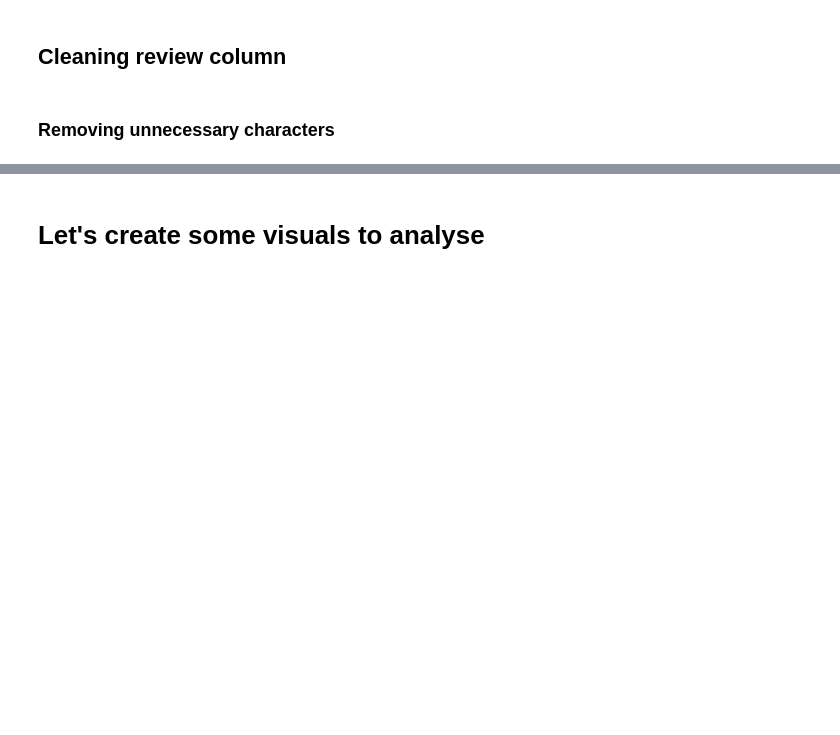
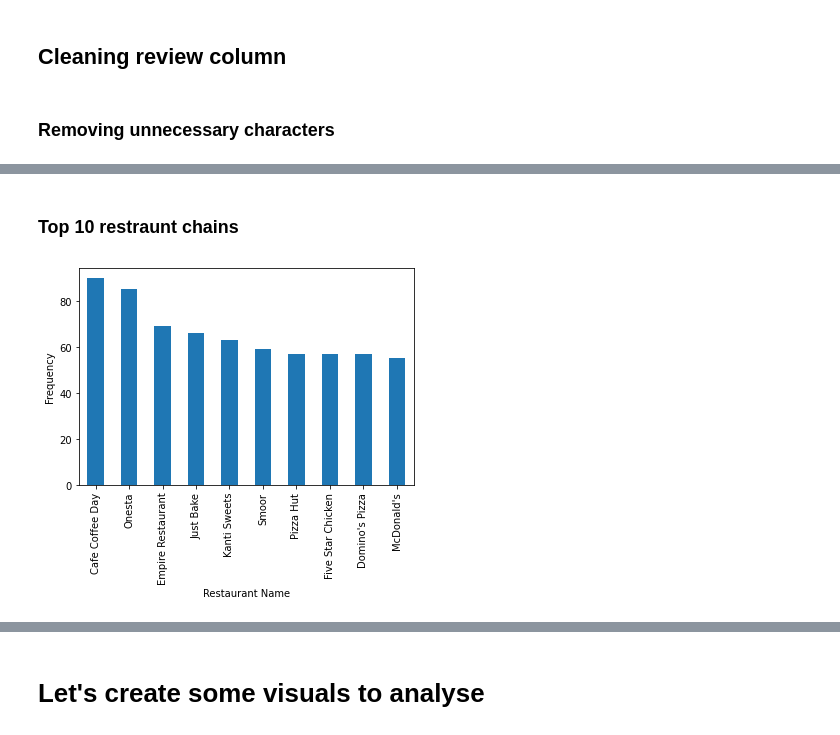
Before and after one commit to samrat-mitra-48/zomato-analysis, a Jupyter notebook: zomato.ipynb, the cells around one changed output, grey strips where cells are left out. Drawn from its saved outputs; the diff is of its cells as text; code cells hidden in the pictures; blank space fills up the shorter version.

```diff
--- a/zomato.ipynb
+++ b/zomato.ipynb
@@ -584,0 +658,9 @@ See the caveats in the documentation: https://pandas.pydata.org/pandas-docs/stab
+# %% [markdown]
+### Top 10 restraunt chains
+# %%
+top10_chains=updated_df['name'].value_counts()[:10]
+
+top10_chains.plot(kind='bar', xlabel='Restaurant Name', ylabel='Frequency')
+plt.show()
+# %% [output]
+[figure, added]
```
Also changed, not shown: parts of 28 cells of this notebook.
